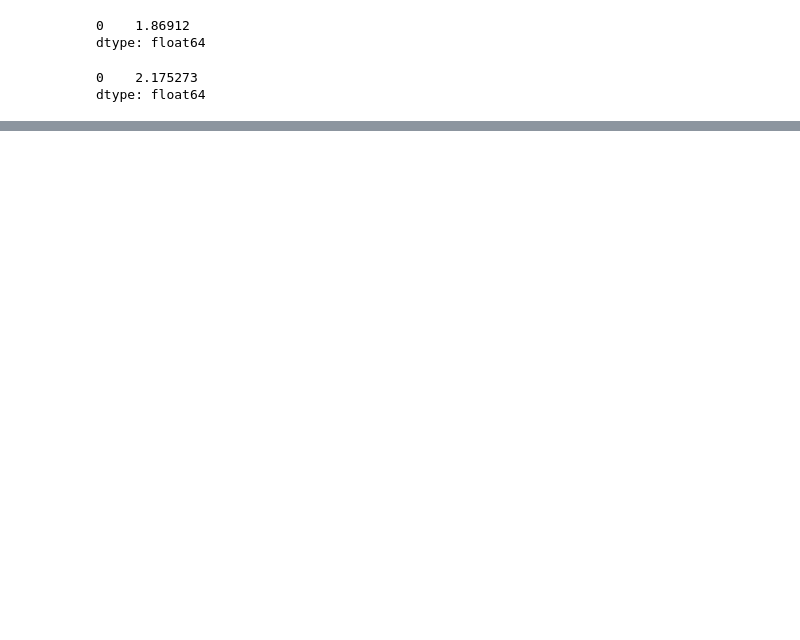
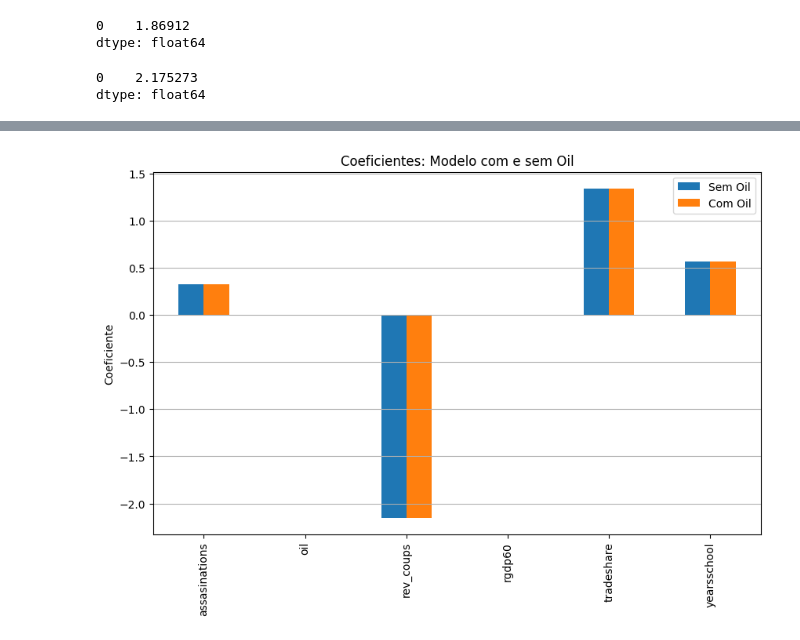
Before and after one commit to batgirlsupimpa/UFSC, a Jupyter notebook: TRABALHO_ECONOMETRIA_GVM.ipynb, the cells around one changed output, grey strips where cells are left out. Saved outputs shown, nothing was run; the diff lists cells and outputs as text; code cells hidden in the pictures; blank space fills up the shorter version.

```diff
--- a/TRABALHO_ECONOMETRIA_GVM.ipynb
+++ b/TRABALHO_ECONOMETRIA_GVM.ipynb
@@ -457,0 +460,22 @@ dtype: float64
+# %%
+import statsmodels.api as sm
+
+X_oil = df2[
+    [
+        "tradeshare",
+        "yearsschool",
+        "rev_coups",
+        "assasinations",
+        "rgdp60",
+        "oil"
+    ]
+]
+
+X_oil = sm.add_constant(X_oil)
+
+modelo_oil = sm.OLS(
+    df2["growth"],
+    X_oil
+).fit()
+
+print(modelo_oil.summary())
@@ -457,0 +500,22 @@ dtype: float64
+# %%
+import pandas as pd
+import matplotlib.pyplot as plt
+
+comparacao = pd.DataFrame({
+    "Sem Oil": modelo_multi.params,
+    "Com Oil": modelo_oil.params
+})
+
+comparacao = comparacao.drop("const")
+
+comparacao.plot(
+    kind="bar",
+    figsize=(10,6)
+)
+
+plt.title("Coeficientes: Modelo com e sem Oil")
+plt.ylabel("Coeficiente")
+plt.grid(axis="y")
+plt.show()
+# %% [output]
+[figure, added]
```
Also changed, not shown: parts of 16 cells of this notebook.
